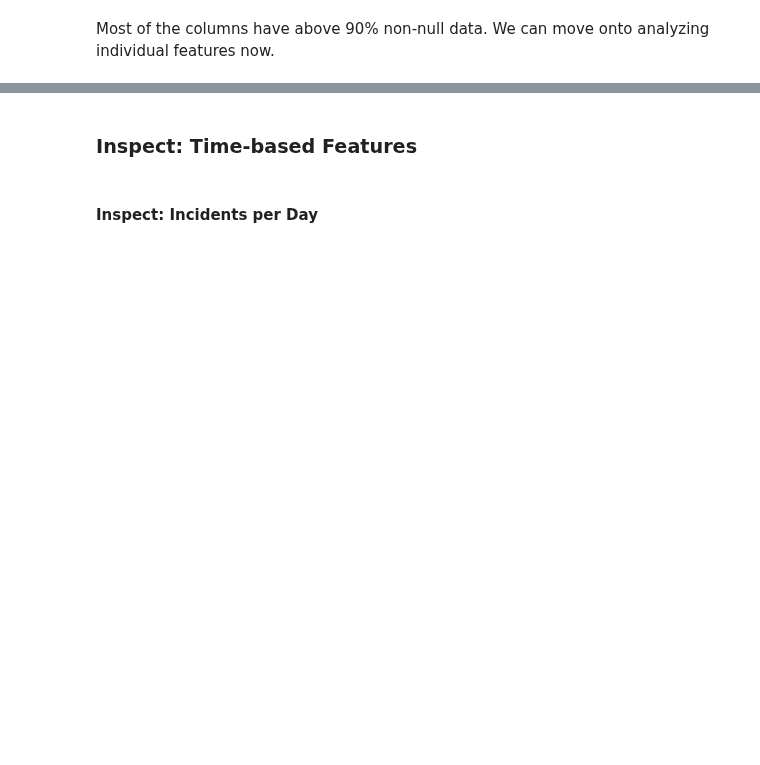
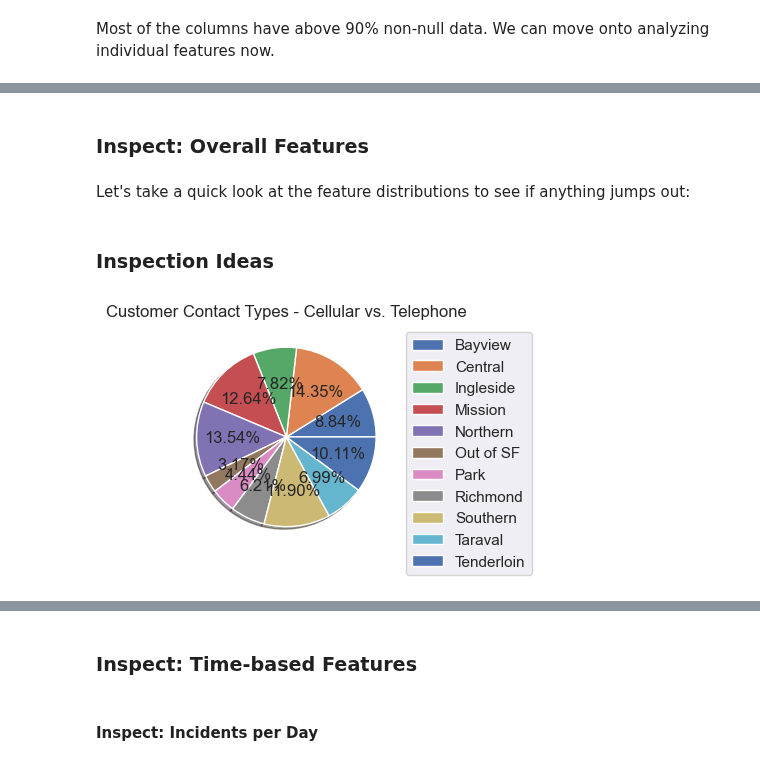
Before and after one commit to fazeelgm/UCB_ML_AI_Capstone, a Jupyter notebook: notebooks/ExploratoryDataAnalysis.ipynb, the cells around one changed output, grey strips where cells are left out. Saved outputs shown, nothing was run; the diff lists cells and outputs as text; code cells hidden in the pictures; blank space fills up the shorter version.

```diff
--- a/notebooks/ExploratoryDataAnalysis.ipynb
+++ b/notebooks/ExploratoryDataAnalysis.ipynb
@@ -362,0 +407,22 @@ current_clean_df.head(3).T
+# %% [markdown]
+### Inspect: Overall Features
+# %% [markdown]
+Let's take a quick look at the feature distributions to see if anything jumps out:
+# %% [markdown]
+### Inspection Ideas
+# %%
+# Let's visualize the contact information by using the pie plot to see how they are distributed
+
+df_grouped = current_clean_df.groupby(['police_district'])['police_district'].count().transform(lambda x: x / x.sum() * 100)
+ax = df_grouped.plot(kind='pie', figsize=(10,3),
+                  grid=False, ylabel='',
+                  #labels = ['cellular', 'Positive'],
+                  shadow=True,# explode=[0.1, 0.1, 0.1, 0.1, 0.1, 0.1, 0.1, 0.1, 0.1, 0.1],
+                  legend=True, labeldistance=None,
+                  autopct='%1.2f%%')
+ax.legend(bbox_to_anchor=(1, 1),loc='best')
+plt.title('Customer Contact Types - Cellular vs. Telephone')
+plt.tight_layout()
+plt.show()
+# %% [output]
+[figure, added]
```
Also changed, not shown: parts of 49 cells of this notebook, 3 other files.
